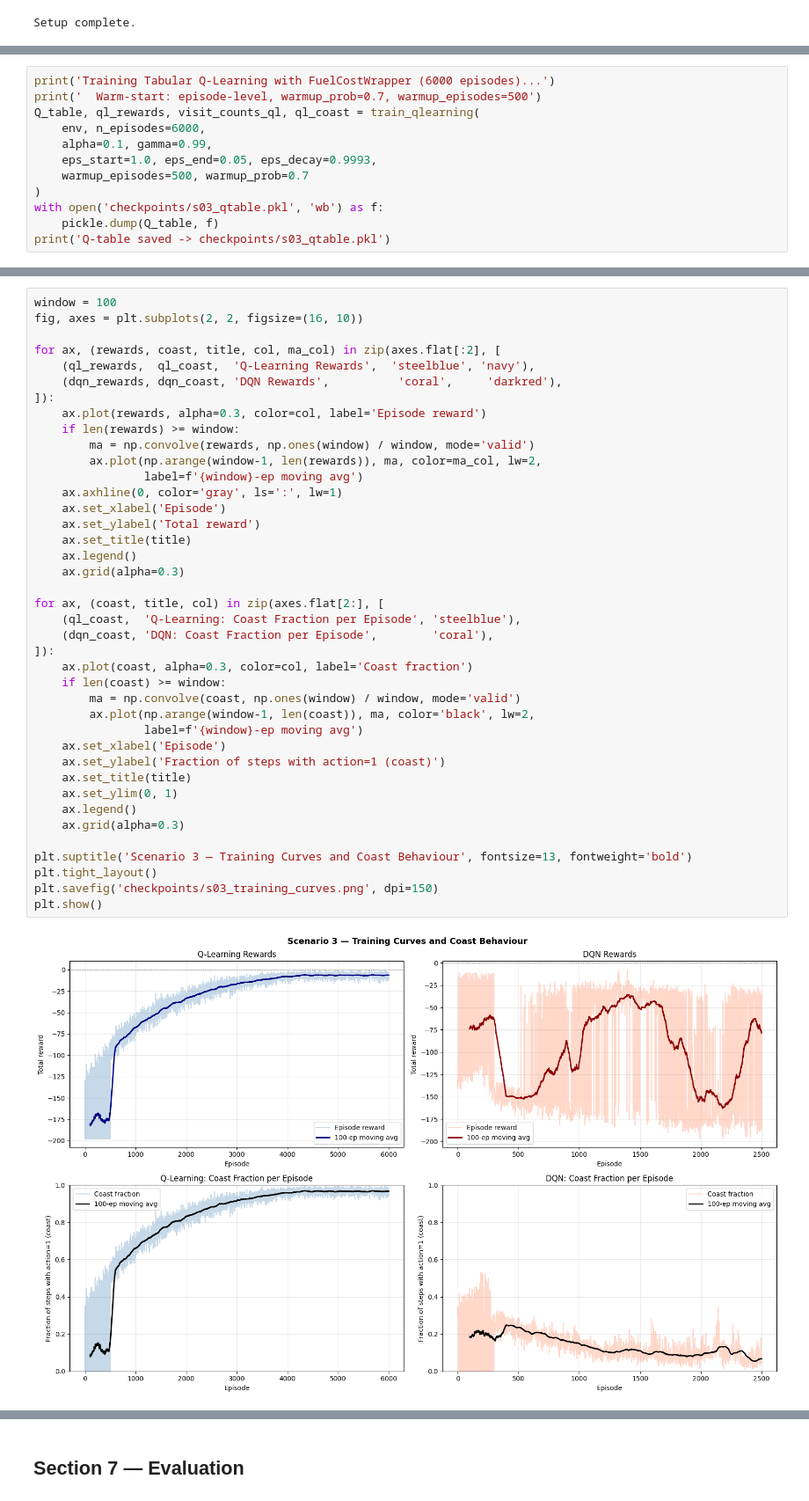
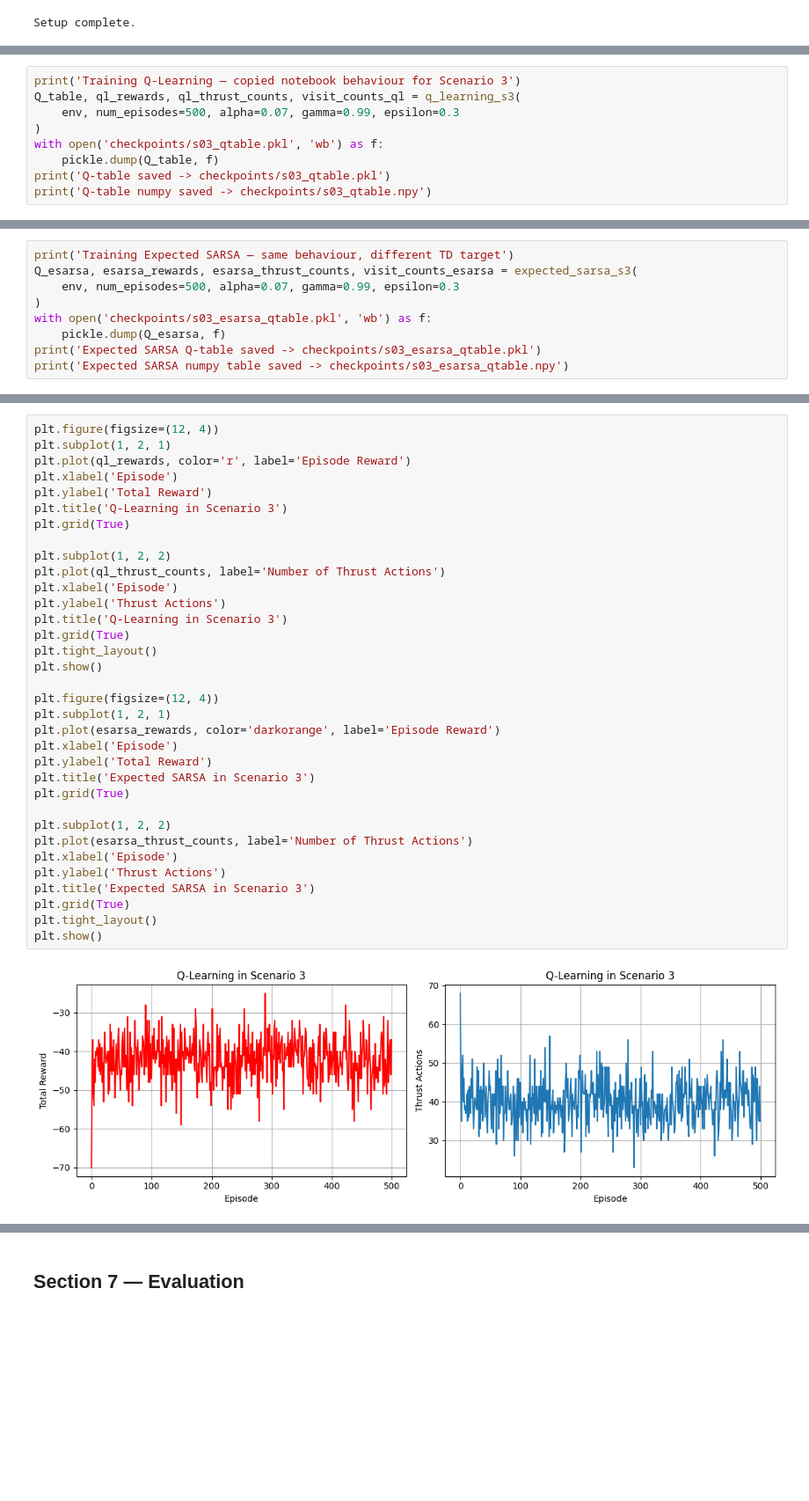
Before and after one commit to sjekic/reinforcement-learning, a Jupyter notebook: sofia_copy_scenario_03_discrete_minfuel.ipynb, the cells around one changed output, grey strips where cells are left out. Shown at 88% size. Cells and saved outputs as stored; diff of their text form; blank space fills up the shorter version.

Commit message:
trial for scenario 3

```diff
--- a/sofia_copy_scenario_03_discrete_minfuel.ipynb
+++ b/sofia_copy_scenario_03_discrete_minfuel.ipynb
@@ -486,13 +497,10 @@ We train for slightly more episodes than Scenario 1 because the sparse +100 goal
 # %%
-print('Training Tabular Q-Learning with FuelCostWrapper (6000 episodes)...')
-print('  Warm-start: episode-level, warmup_prob=0.7, warmup_episodes=500')
-Q_table, ql_rewards, visit_counts_ql, ql_coast = train_qlearning(
-    env, n_episodes=6000,
-    alpha=0.1, gamma=0.99,
-    eps_start=1.0, eps_end=0.05, eps_decay=0.9993,
-    warmup_episodes=500, warmup_prob=0.7
+print('Training Q-Learning — copied notebook behaviour for Scenario 3')
+Q_table, ql_rewards, ql_thrust_counts, visit_counts_ql = q_learning_s3(
+    env, num_episodes=500, alpha=0.07, gamma=0.99, epsilon=0.3
 )
 with open('checkpoints/s03_qtable.pkl', 'wb') as f:
     pickle.dump(Q_table, f)
 print('Q-table saved -> checkpoints/s03_qtable.pkl')
+print('Q-table numpy saved -> checkpoints/s03_qtable.npy')
 # %% [output]
@@ -515,0 +510,9 @@ Q-table saved -> checkpoints/s03_qtable.pkl
+# %%
+print('Training Expected SARSA — same behaviour, different TD target')
+Q_esarsa, esarsa_rewards, esarsa_thrust_counts, visit_counts_esarsa = expected_sarsa_s3(
+    env, num_episodes=500, alpha=0.07, gamma=0.99, epsilon=0.3
+)
+with open('checkpoints/s03_esarsa_qtable.pkl', 'wb') as f:
+    pickle.dump(Q_esarsa, f)
+print('Expected SARSA Q-table saved -> checkpoints/s03_esarsa_qtable.pkl')
+print('Expected SARSA numpy table saved -> checkpoints/s03_esarsa_qtable.npy')
@@ -546,43 +550,37 @@ Goals reached in first 500 episodes: 156
 DQN weights saved -> checkpoints/s03_dqn.pth
 # %%
-window = 100
-fig, axes = plt.subplots(2, 2, figsize=(16, 10))
+plt.figure(figsize=(12, 4))
+plt.subplot(1, 2, 1)
+plt.plot(ql_rewards, color='r', label='Episode Reward')
+plt.xlabel('Episode')
+plt.ylabel('Total Reward')
+plt.title('Q-Learning in Scenario 3')
+plt.grid(True)
 
-for ax, (rewards, coast, title, col, ma_col) in zip(axes.flat[:2], [
-    (ql_rewards,  ql_coast,  'Q-Learning Rewards',  'steelblue', 'navy'),
-    (dqn_rewards, dqn_coast, 'DQN Rewards',          'coral',     'darkred'),
-]):
-    ax.plot(rewards, alpha=0.3, color=col, label='Episode reward')
-    if len(rewards) >= window:
-        ma = np.convolve(rewards, np.ones(window) / window, mode='valid')
-        ax.plot(np.arange(window-1, len(rewards)), ma, color=ma_col, lw=2,
-                label=f'{window}-ep moving avg')
-    ax.axhline(0, color='gray', ls=':', lw=1)
-    ax.set_xlabel('Episode')
-    ax.set_ylabel('Total reward')
-    ax.set_title(title)
-    ax.legend()
-    ax.grid(alpha=0.3)
+plt.subplot(1, 2, 2)
+plt.plot(ql_thrust_counts, label='Number of Thrust Actions')
+plt.xlabel('Episode')
+plt.ylabel('Thrust Actions')
+plt.title('Q-Learning in Scenario 3')
+plt.grid(True)
+plt.tight_layout()
+plt.show()
 
-for ax, (coast, title, col) in zip(axes.flat[2:], [
-    (ql_coast,  'Q-Learning: Coast Fraction per Episode', 'steelblue'),
-    (dqn_coast, 'DQN: Coast Fraction per Episode',        'coral'),
-]):
-    ax.plot(coast, alpha=0.3, color=col, label='Coast fraction')
-    if len(coast) >= window:
-        ma = np.convolve(coast, np.ones(window) / window, mode='valid')
-        ax.plot(np.arange(window-1, len(coast)), ma, color='black', lw=2,
-                label=f'{window}-ep moving avg')
-    ax.set_xlabel('Episode')
-    ax.set_ylabel('Fraction of steps with action=1 (coast)')
-    ax.set_title(title)
-    ax.set_ylim(0, 1)
-    ax.legend()
-    ax.grid(alpha=0.3)
+plt.figure(figsize=(12, 4))
+plt.subplot(1, 2, 1)
+plt.plot(esarsa_rewards, color='darkorange', label='Episode Reward')
+plt.xlabel('Episode')
+plt.ylabel('Total Reward')
+plt.title('Expected SARSA in Scenario 3')
+plt.grid(True)
 
-plt.suptitle('Scenario 3 — Training Curves and Coast Behaviour', fontsize=13, fontweight='bold')
+plt.subplot(1, 2, 2)
+plt.plot(esarsa_thrust_counts, label='Number of Thrust Actions')
+plt.xlabel('Episode')
+plt.ylabel('Thrust Actions')
+plt.title('Expected SARSA in Scenario 3')
+plt.grid(True)
 plt.tight_layout()
-plt.savefig('checkpoints/s03_training_curves.png', dpi=150)
 plt.show()
 # %% [output]
-[figure, old version]
+[figure, new version]
```
Also changed, not shown: parts of 26 cells of this notebook, 35 other files.
